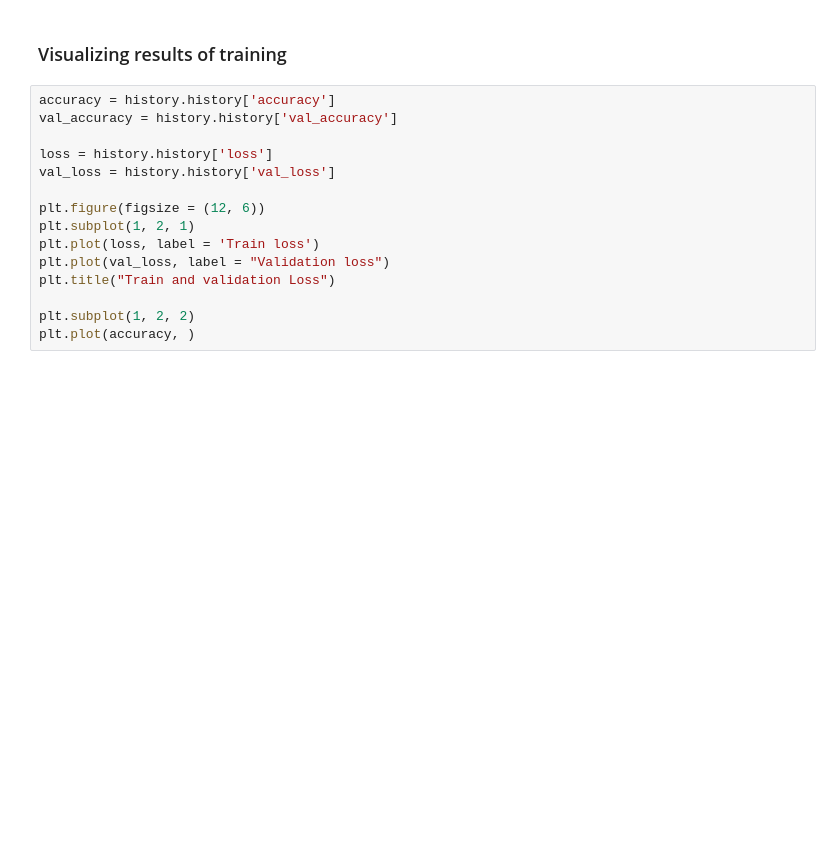
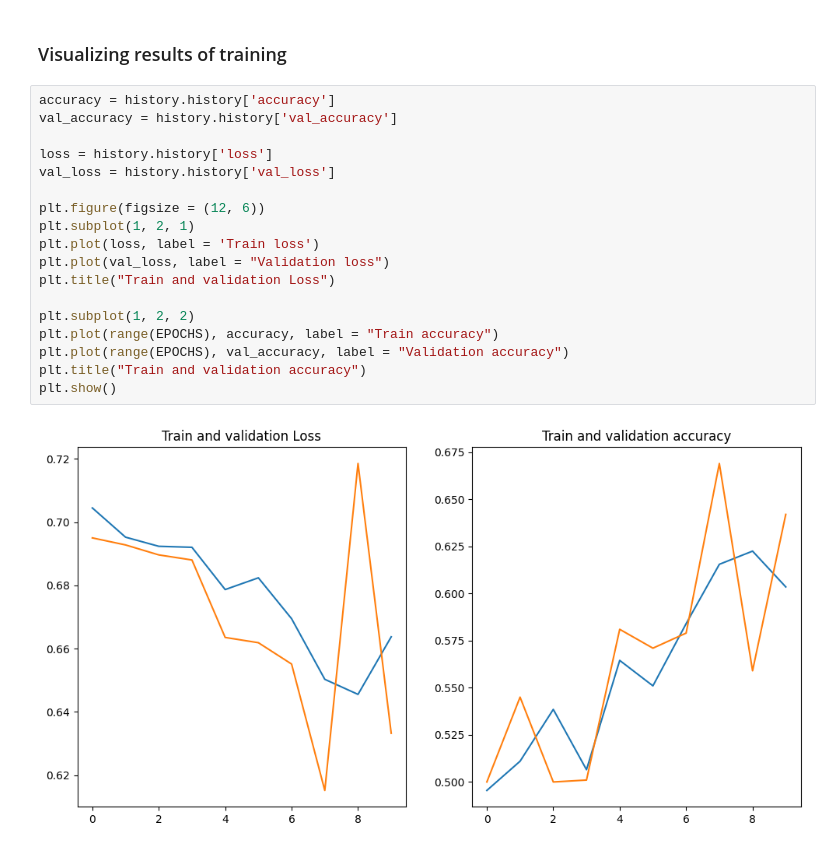
Before and after one commit to Mach-web/Machine_learning, a Jupyter notebook: Image_recognition/dogs_vs_cats_with_augmentation.ipynb, the cells around one changed output. Saved outputs shown, nothing was run; the diff lists cells and outputs as text; blank space fills up the shorter version.

Commit message:
Visualize the accuracy and loss

```diff
--- a/Image_recognition/dogs_vs_cats_with_augmentation.ipynb
+++ b/Image_recognition/dogs_vs_cats_with_augmentation.ipynb
@@ -255,15 +264,20 @@ Epoch 6/10
 # %%
 accuracy = history.history['accuracy']
 val_accuracy = history.history['val_accuracy']
 
 loss = history.history['loss']
 val_loss = history.history['val_loss']
 
 plt.figure(figsize = (12, 6))
 plt.subplot(1, 2, 1)
 plt.plot(loss, label = 'Train loss')
 plt.plot(val_loss, label = "Validation loss")
 plt.title("Train and validation Loss")
 
 plt.subplot(1, 2, 2)
-plt.plot(accuracy, )
+plt.plot(range(EPOCHS), accuracy, label = "Train accuracy")
+plt.plot(range(EPOCHS), val_accuracy, label = "Validation accuracy")
+plt.title("Train and validation accuracy")
+plt.show()
+# %% [output]
+[figure, added]
```
Also changed, not shown: parts of 1 cell of this notebook.
